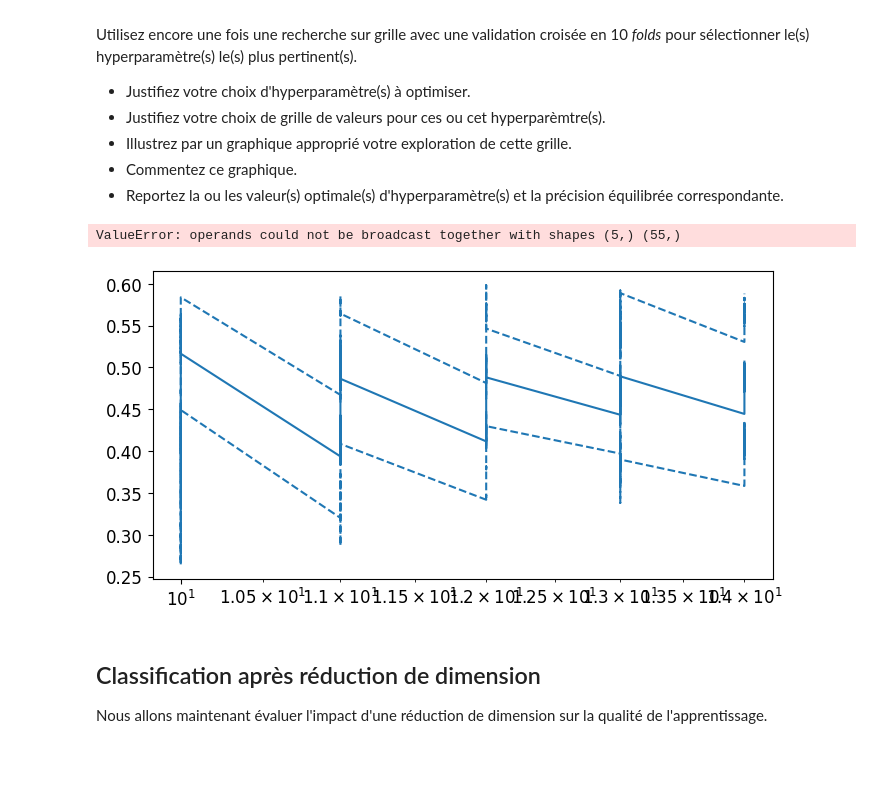
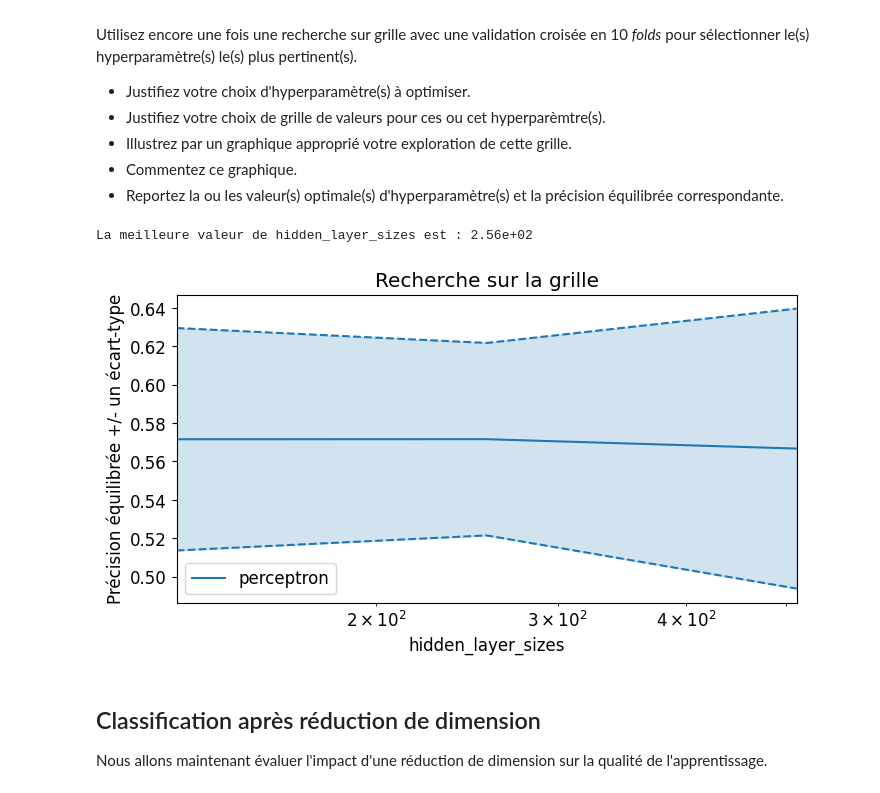
Before and after one commit to maximebailly/sdd_2025, a Jupyter notebook: projet/Projet.ipynb, the cells around one changed output. Drawn from its saved outputs; the diff is of its cells as text; code cells hidden in the pictures; blank space fills up the shorter version.

```diff
--- a/projet/Projet.ipynb
+++ b/projet/Projet.ipynb
@@ -304,11 +304,11 @@ from sklearn import model_selection
 from sklearn.metrics import balanced_accuracy_score
 
 # KFold à 10 folds
-kf = model_selection.KFold(n_splits=10, shuffle=True, random_state=43)
+kf = model_selection.KFold(n_splits=10, shuffle=True, random_state=2)
 
 
 # Définir la grille de valeurs pour K
-K_s = np.concatenate([np.linspace(2, 20, 30, dtype='int'), np.linspace(20,300,20, dtype='int')])
+K_s = np.concatenate([np.linspace(2, 30, 30, dtype='int'), np.linspace(30,300,20, dtype='int')])
 
 # Définir le modèle à évaluer (K plus proches voisins)
 k_nneighb = sklearn.neighbors.KNeighborsClassifier()
@@ -384,13 +384,13 @@ from sklearn.metrics import balanced_accuracy_score
 kf = model_selection.KFold(n_splits=10, shuffle=True, random_state=4)
 
 # Définir la grille de valeurs pour le coefficient de régularisation
-lambdas = np.logspace(-6, 3, 40)
+C_s = np.logspace(-6, 5, 60)
 
 # Définir le modèle à évaluer (K plus proches voisins)
 reg_log = sklearn.linear_model.LogisticRegression(penalty='l2', solver='liblinear')
 
 # Instantier la recherche sur grille
-grid = model_selection.GridSearchCV(reg_log, {'C': lambdas},
+grid = model_selection.GridSearchCV(reg_log, {'C': C_s},
                                     cv=kf, # on utilise les folds déjà définis
                                     scoring='balanced_accuracy')
 
@@ -413,14 +413,15 @@ plt.semilogx(grid.cv_results_['param_C'], balanced_accuracy_score - std_error,
              color='tab:blue', linestyle='dashed')
 
 # colorer l'espace entre les courbes représentant les écarts-types
-plt.fill_between(lambdas, (balanced_accuracy_score + std_error), (balanced_accuracy_score - std_error), color='tab:blue', alpha=0.2)
+plt.fill_between(C_s, (balanced_accuracy_score + std_error), (balanced_accuracy_score - std_error), color='tab:blue', alpha=0.2)
 
 # Mise en forme
-plt.xlabel("Coefficient de régularisation")
+plt.xlabel("Inverse du coefficient de régularisation")
 plt.ylabel("Précision équilibrée +/- un écart-type")
-plt.xlim([lambdas[0], lambdas[-1]])
+plt.xlim([C_s[0], C_s[-1]])
 plt.title("Recherche sur la grille (Regression Logistique)")
 plt.legend(loc='best')
 
-print(f"La meilleure valeur pour la régularisation est : {grid.best_params_['C']:.2e}")
+print(f"La meilleure valeur pour la régularisation est : {1/grid.best_params_['C']:.2e}")
+print(f"La précision correspondante est : {grid.best_score_:.2e}")
 # %% [output]
@@ -455,8 +457,8 @@ from sklearn.metrics import balanced_accuracy_score
 import sklearn.neural_network
 
 
-# Définir la grille de valeurs
-layer = np.arange(10,15)
+# Définir la grille de valeurs pour K
+layer = [128,256,512]
 
 # Définir le modèle à évaluer
 perceptron = sklearn.neural_network.MLPClassifier()
@@ -473,35 +475,35 @@ grid.cv_results_.keys()
 plt.figure(figsize=(8, 4))
 
 balanced_accuracy_score = grid.cv_results_['mean_test_score']
 std_error = grid.cv_results_['std_test_score']
 
 
 # afficher les RMSE avec une échelle logarithmique pour les abscisses :
 plt.semilogx(grid.cv_results_['param_hidden_layer_sizes'], balanced_accuracy_score,
              label="perceptron", color='tab:blue')
 plt.semilogx(grid.cv_results_['param_hidden_layer_sizes'], balanced_accuracy_score + std_error,
              color='tab:blue', linestyle='dashed')
 plt.semilogx(grid.cv_results_['param_hidden_layer_sizes'], balanced_accuracy_score - std_error,
              color='tab:blue', linestyle='dashed')
 
 # colorer l'espace entre les courbes représentant les écarts-types
 plt.fill_between(layer, (balanced_accuracy_score + std_error), (balanced_accuracy_score - std_error),
                  color='tab:blue',
                  alpha=0.2, # contrôle la transparence
                 )
 
 
 # Mise en forme
 plt.xlabel("hidden_layer_sizes")
 plt.ylabel("Précision équilibrée +/- un écart-type")
 plt.xlim([layer[0], layer[-1]])
 plt.title("Recherche sur la grille")
 plt.legend(loc='best')
 
 print(f"La meilleure valeur de hidden_layer_sizes est : {grid.best_params_['hidden_layer_sizes']:.2e}")
 # %% [output]
-ValueError: operands could not be broadcast together with shapes (5,) (55,)
+La meilleure valeur de hidden_layer_sizes est : 2.56e+02
-[figure, old version]
+[figure, new version]
 # %% [markdown]
 ## Classification après réduction de dimension
 
```
Also changed, not shown: parts of 6 cells of this notebook.
